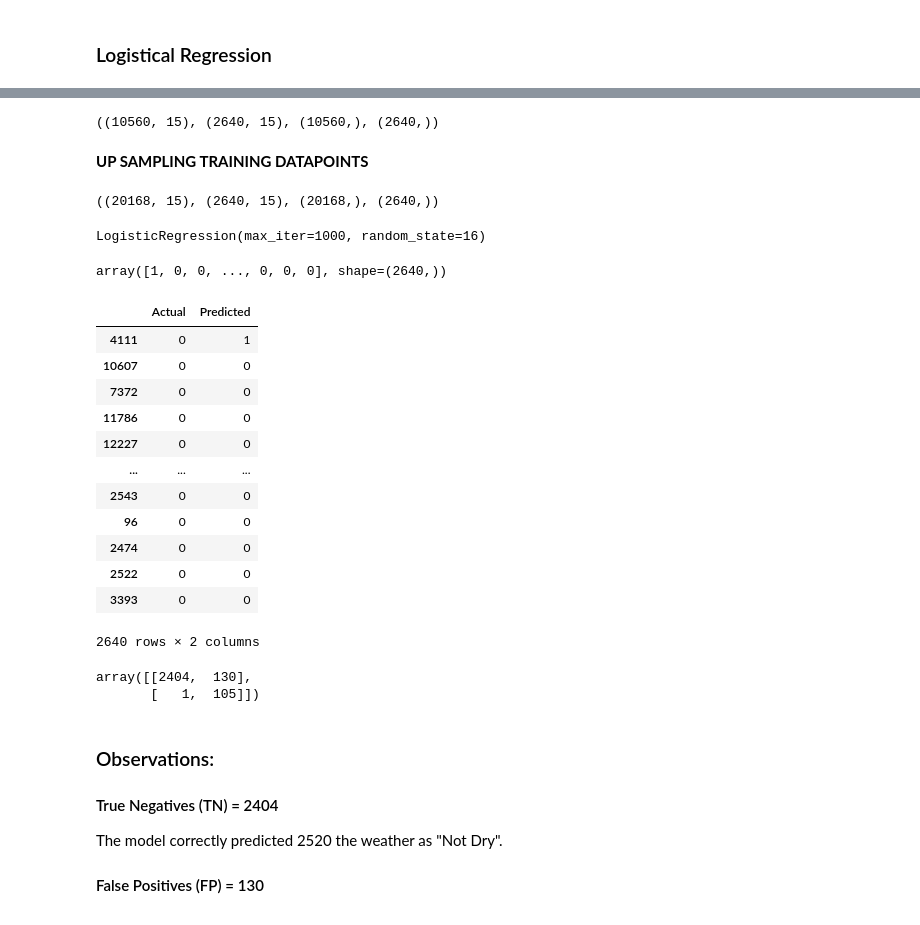
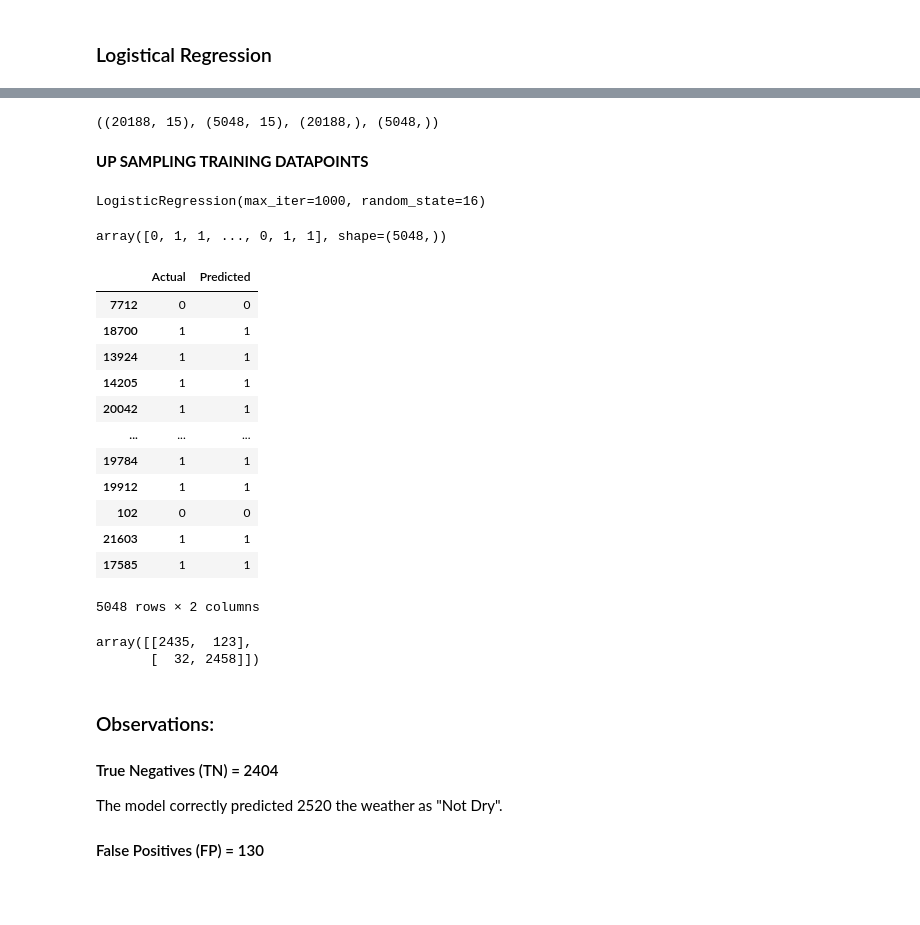
Before and after one commit to ALOBlack19/ML_Weather-Wildfires-Avoidance, a Jupyter notebook: notebooks/Dryness_Prediction_ML-Logistic_Regression.ipynb, the cells around one changed output, grey strips where cells are left out. Drawn from its saved outputs; the diff is of its cells as text; code cells hidden in the pictures.

```diff
--- a/notebooks/Dryness_Prediction_ML-Logistic_Regression.ipynb
+++ b/notebooks/Dryness_Prediction_ML-Logistic_Regression.ipynb
@@ -86,3 +85,6 @@ y.head()
 Name: Dryness, dtype: int64
 # %% [markdown]
 ### Logistical Regression
+# %%
+smote = SMOTE(random_state=42)
+X_upsampled, y_upsampled = smote.fit_resample(X, y)
@@ -89,8 +98,8 @@ Name: Dryness, dtype: int64
 # %%
-X_train, X_test, y_train, y_test = train_test_split(X, y, test_size=0.2, random_state=42)
+X_train_up, X_test_up, y_train_up, y_test_up = train_test_split(X_upsampled, y_upsampled, test_size=0.2, random_state=42)
 
-X_train.shape, X_test.shape, y_train.shape, y_test.shape
+X_train_up.shape, X_test_up.shape, y_train_up.shape, y_test_up.shape
 # %% [output]
-((10560, 15), (2640, 15), (10560,), (2640,))
+((20188, 15), (5048, 15), (20188,), (5048,))
 # %% [markdown]
 __UP SAMPLING TRAINING DATAPOINTS__
@@ -100,40 +106,36 @@ X_train_upsampled, y_train_upsampled = smote.fit_resample(X_train, y_train)
-# %%
-X_train_upsampled.shape, X_test.shape, y_train_upsampled.shape, y_test.shape
-# %% [output]
-((20168, 15), (2640, 15), (20168,), (2640,))
 # %%
 lr = LogisticRegression(random_state=16, max_iter=1000)
-lr.fit(X_train_upsampled, y_train_upsampled)
+lr.fit(X_train_up, y_train_up)
 # %% [output]
 LogisticRegression(max_iter=1000, random_state=16)
 # %%
-y_pred = lr.predict(X_test)
+y_pred = lr.predict(X_test_up)
 y_pred
 # %% [output]
-array([1, 0, 0, ..., 0, 0, 0], shape=(2640,))
+array([0, 1, 1, ..., 0, 1, 1], shape=(5048,))
 # %%
-diff_df = pd.DataFrame({'Actual' : y_test, 'Predicted': y_pred})
+diff_df = pd.DataFrame({'Actual' : y_test_up, 'Predicted': y_pred})
 diff_df
 # %% [output]
 |  | Actual | Predicted |
-| 4111 | 0 | 1 |
-| 10607 | 0 | 0 |
-| 7372 | 0 | 0 |
-| 11786 | 0 | 0 |
-| 12227 | 0 | 0 |
+| 7712 | 0 | 0 |
+| 18700 | 1 | 1 |
+| 13924 | 1 | 1 |
+| 14205 | 1 | 1 |
+| 20042 | 1 | 1 |
 | ... | ... | ... |
-| 2543 | 0 | 0 |
-| 96 | 0 | 0 |
-| 2474 | 0 | 0 |
-| 2522 | 0 | 0 |
-| 3393 | 0 | 0 |
+| 19784 | 1 | 1 |
+| 19912 | 1 | 1 |
+| 102 | 0 | 0 |
+| 21603 | 1 | 1 |
+| 17585 | 1 | 1 |
-2640 rows × 2 columns
+5048 rows × 2 columns
 # %%
-conf_matrix = confusion_matrix(y_test, y_pred)
+conf_matrix = confusion_matrix(y_test_up, y_pred)
 conf_matrix
 # %% [output]
-array([[2404,  130],
-       [   1,  105]])
+array([[2435,  123],
+       [  32, 2458]])
 # %% [markdown]
 ### Observations:
 #### True Negatives (TN) = 2404
```
Also changed, not shown: parts of 8 cells of this notebook, 1 other file.
